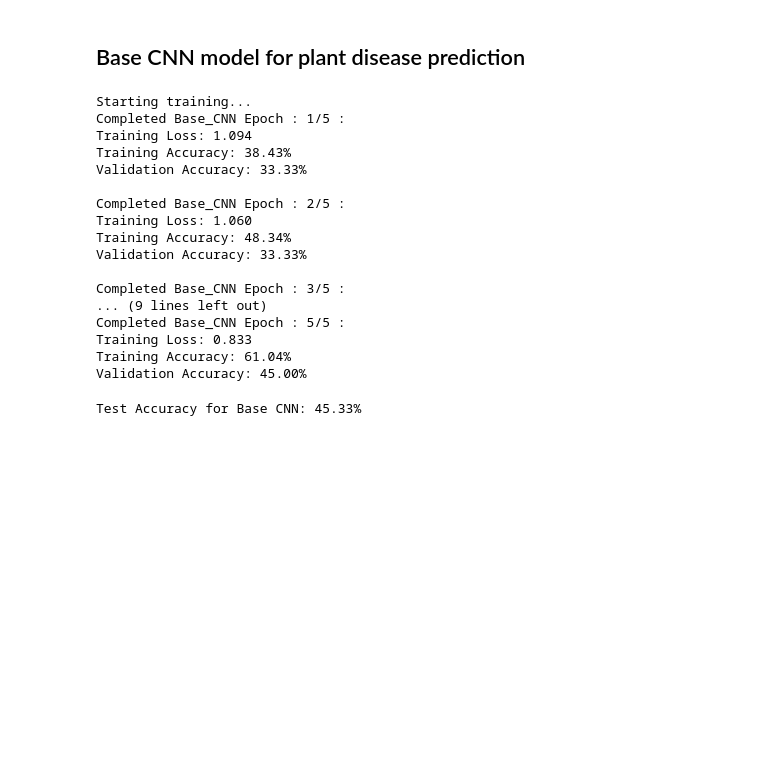
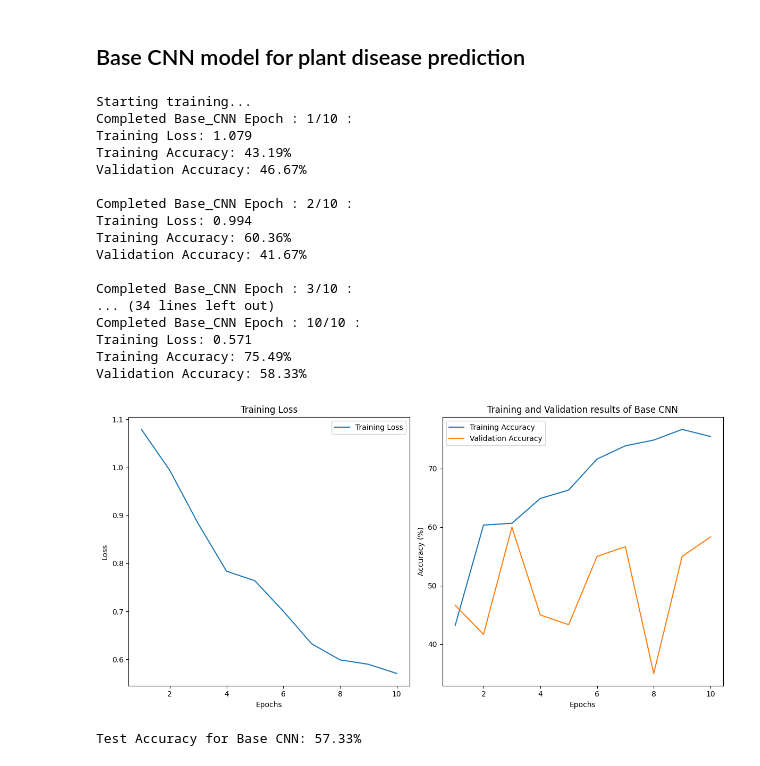
Before and after one commit to MariumWaseem1/INM702, a Jupyter notebook: Task 2.ipynb, the cells around one changed output. Saved outputs shown, nothing was run; the diff lists cells and outputs as text; code cells hidden in the pictures; blank space fills up the shorter version.

Commit message:
base CNN training visualization

```diff
--- a/Task 2.ipynb
+++ b/Task 2.ipynb
@@ -95,9 +95,13 @@ optimizer_base_CNN = torch.optim.SGD(base_model.parameters(), lr=0.01)
 """
 Training the Base CNN model.
 """
+# Flags to store values for visualization
+training_losses = []
+training_accuracies = []
+validation_accuracies = []
 
 print("Starting training...")
-epochs_count = 5
+epochs_count = 10
 
 for epoch in range(epochs_count):
     base_model.train()
@@ -118,6 +122,8 @@ for epoch in range(epochs_count):
         training_correct += predicted.eq(labels).sum().item()
 
     training_accuracy = 100. * training_correct / training_total
+    training_losses.append(epoch_loss/len(training_loader))
+    training_accuracies.append(training_accuracy)
 
     """
     Validation
@@ -133,6 +139,7 @@ for epoch in range(epochs_count):
             validation_correct += predicted.eq(labels).sum().item()
 
     validation_accuray = 100. * validation_correct / validation_total
+    validation_accuracies.append(validation_accuray)
 
     print(f'Completed Base_CNN Epoch : {epoch+1}/{epochs_count} :')
     print(f'Training Loss: {epoch_loss/len(training_loader):.3f}')
@@ -140,22 +147,51 @@ for epoch in range(epochs_count):
     print(f'Validation Accuracy: {validation_accuray:.2f}%\n')
 # %% [output]
 Starting training...
-Completed Base_CNN Epoch : 1/5 :
-Training Loss: 1.094
-Training Accuracy: 38.43%
-Validation Accuracy: 33.33%
+Completed Base_CNN Epoch : 1/10 :
+Training Loss: 1.079
+Training Accuracy: 43.19%
+Validation Accuracy: 46.67%
 
-Completed Base_CNN Epoch : 2/5 :
-Training Loss: 1.060
-Training Accuracy: 48.34%
-Validation Accuracy: 33.33%
+Completed Base_CNN Epoch : 2/10 :
+Training Loss: 0.994
+Training Accuracy: 60.36%
+Validation Accuracy: 41.67%
 
-Completed Base_CNN Epoch : 3/5 :
-... (9 lines left out)
-Completed Base_CNN Epoch : 5/5 :
-Training Loss: 0.833
-Training Accuracy: 61.04%
-Validation Accuracy: 45.00%
+Completed Base_CNN Epoch : 3/10 :
+... (34 lines left out)
+Completed Base_CNN Epoch : 10/10 :
+Training Loss: 0.571
+Training Accuracy: 75.49%
+Validation Accuracy: 58.33%
+# %%
+"""
+Visiualizing training and validation results of the Base model.
+"""
+plt.figure(figsize=(12, 6))
+
+# Plot Loss
+plt.subplot(1, 2, 1)
+plt.plot(range(1, epochs_count + 1), training_losses, label='Training Loss')
+plt.title('Training Loss')
+plt.xlabel('Epochs')
+plt.ylabel('Loss')
+plt.legend()
+
+# Plot Accuracy
+plt.subplot(1, 2, 2)
+plt.plot(range(1, epochs_count + 1),
+         training_accuracies, label='Training Accuracy')
+plt.plot(range(1, epochs_count + 1), validation_accuracies,
+         label='Validation Accuracy')
+plt.title('Training and Validation results of Base CNN')
+plt.xlabel('Epochs')
+plt.ylabel('Accuracy (%)')
+plt.legend()
+
+plt.tight_layout()
+plt.show()
+# %% [output]
+[figure, added]
 # %%
 """
 Evaluating the base CNN model
@@ -173,4 +209,4 @@ with torch.no_grad():
 test_accuracy = 100. * testing_correct / testing_total
 print(f'Test Accuracy for Base CNN: {100.*testing_correct/testing_total:.2f}%')
 # %% [output]
-Test Accuracy for Base CNN: 45.33%
+Test Accuracy for Base CNN: 57.33%
```
Also changed, not shown: parts of 1 cell of this notebook.
